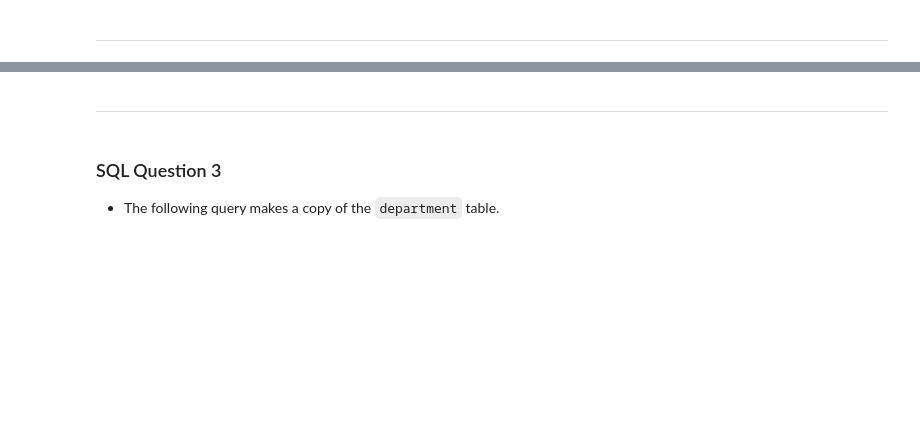
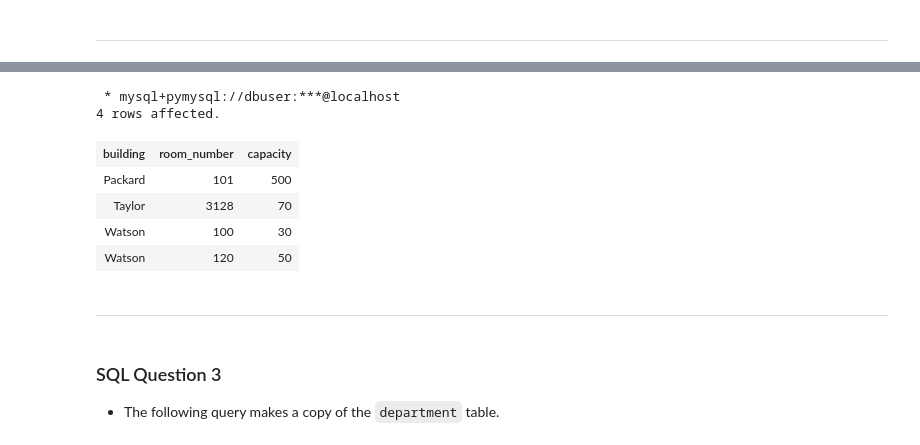
Before and after one commit to donald-f-ferguson/S22-W4111-HW-1-0, a Jupyter notebook: dff9_src/dff9_S22_W4111_HW1.ipynb, the cells around one changed output, grey strips where cells are left out. Drawn from its saved outputs; the diff is of its cells as text; code cells hidden in the pictures; blank space fills up the shorter version.

```diff
--- a/dff9_src/dff9_S22_W4111_HW1.ipynb
+++ b/dff9_src/dff9_S22_W4111_HW1.ipynb
@@ -376,3 +451,14 @@ join
+# %%
+%%sql select * from classroom where
+    not building in (select building from department where budget > 100000)
+# %% [output]
+ * mysql+pymysql://dbuser:***@localhost
+4 rows affected.
+| building | room_number | capacity |
+| Packard | 101 | 500 |
+| Taylor | 3128 | 70 |
+| Watson | 100 | 30 |
+| Watson | 120 | 50 |
 # %% [markdown]
 <hr style="height: 1px">
 # %% [markdown]
```
Also changed, not shown: parts of 29 cells of this notebook, 3 other files.
